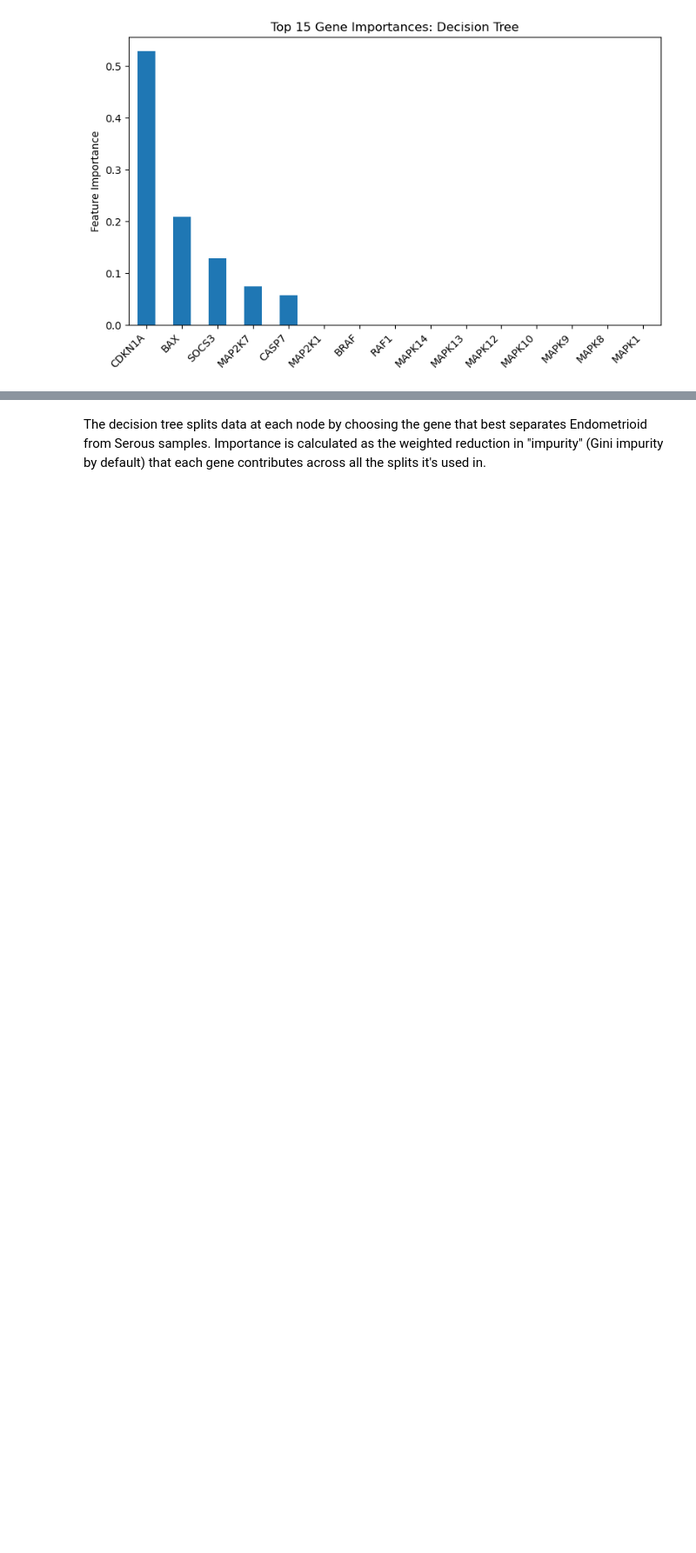
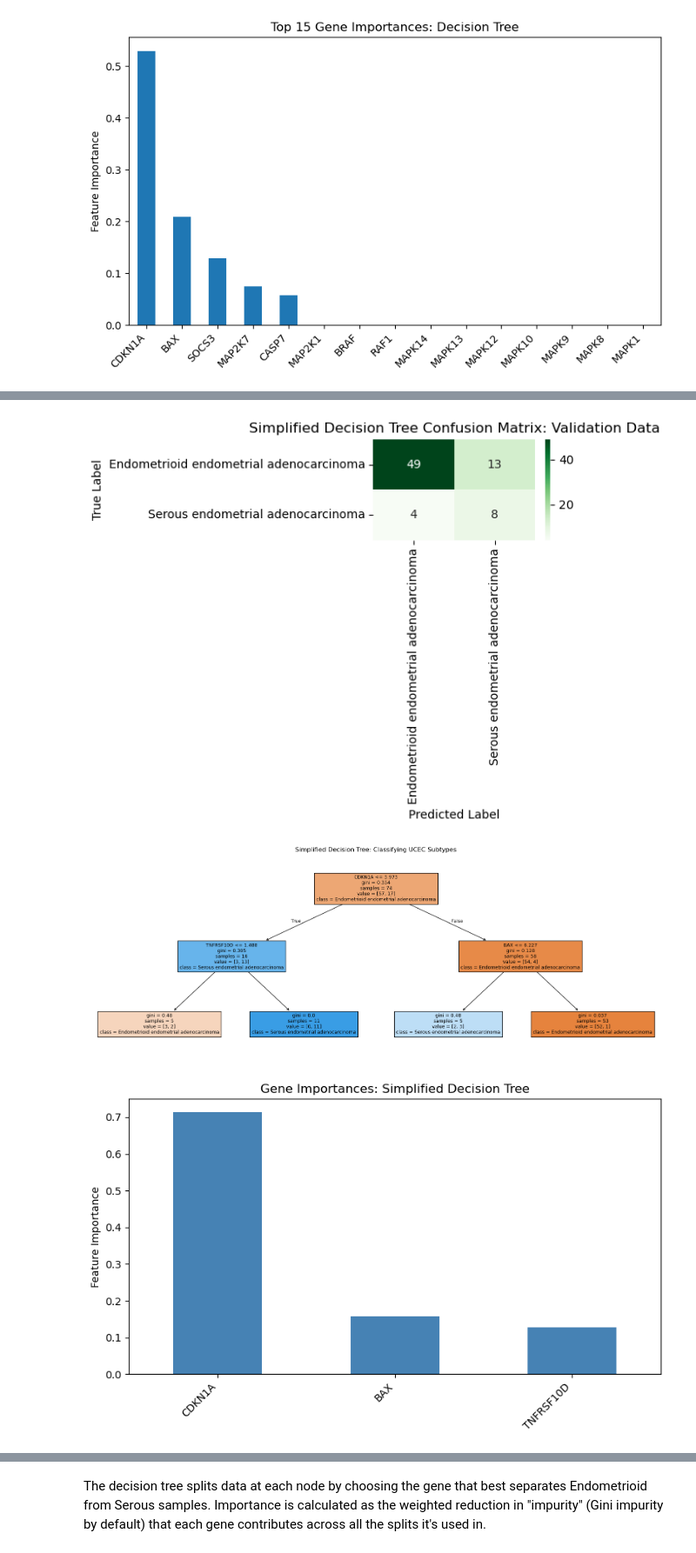
Before and after one commit to isabella-imburgia/Module-4-Cancer-Imburgia-Abed, a Jupyter notebook: code/Module 4 Template.ipynb, the cells around one changed output, grey strips where cells are left out. Shown at 87% size. Cells and saved outputs as stored; diff of their text form; code cells hidden in the pictures; blank space fills up the shorter version.

Commit message:
Update Module 4 Template.ipynb
make the decision tree better

```diff
--- a/code/Module 4 Template.ipynb
+++ b/code/Module 4 Template.ipynb
@@ -659,3 +659,74 @@ Endometrioid endometrial adenocarcinoma       0.89      0.87      0.88        62
 [figure]
 [figure]
 [figure]
+# %%
+dt_model_simple = DecisionTreeClassifier(
+    max_depth=3,
+    min_samples_split=10,
+    min_samples_leaf=5,
+    min_impurity_decrease=0.01,
+    random_state=0
+)
+
+dt_model_simple.fit(X_train, y_train)
+
+dt_train_pred = dt_model_simple.predict(X_train)
+dt_val_pred = dt_model_simple.predict(X_val)
+
+print("Simplified Decision Tree Results")
+print("---------------------------------")
+print(f"Training Accuracy:   {accuracy_score(y_train, dt_train_pred):.3f}")
+print(f"Validation Accuracy: {accuracy_score(y_val, dt_val_pred):.3f}")
+
+print("\nValidation Classification Report:")
+print(classification_report(y_val, dt_val_pred, target_names=le.classes_))
+
+# Confusion matrix
+dt_cm_simple = confusion_matrix(y_val, dt_val_pred)
+
+plt.figure(figsize=(6, 5))
+sns.heatmap(
+    dt_cm_simple,
+    annot=True,
+    fmt='d',
+    xticklabels=le.classes_,
+    yticklabels=le.classes_,
+    cmap='Greens'
+)
+plt.xlabel("Predicted Label")
+plt.ylabel("True Label")
+plt.title("Simplified Decision Tree Confusion Matrix: Validation Data")
+plt.tight_layout()
+plt.show()
+
+# Plot the tree
+plt.figure(figsize=(16, 6))
+plot_tree(
+    dt_model_simple,
+    feature_names=available_genes,
+    class_names=le.classes_,
+    filled=True,
+    fontsize=9
+)
+plt.title("Simplified Decision Tree: Classifying UCEC Subtypes")
+plt.tight_layout()
+plt.show()
+
+# Feature importances
+importances_simple = pd.Series(dt_model_simple.feature_importances_, index=available_genes)
+top_features_simple = importances_simple[importances_simple > 0].sort_values(ascending=False)
+
+plt.figure(figsize=(8, 5))
+top_features_simple.plot(kind='bar', color='steelblue')
+plt.title("Gene Importances: Simplified Decision Tree")
+plt.ylabel("Feature Importance")
+plt.xticks(rotation=45, ha='right')
+plt.tight_layout()
+plt.show()
+
+# Check leaf gini scores
+print("\nLeaf node gini scores:")
+for i, impurity in enumerate(dt_model_simple.tree_.impurity):
+    if dt_model_simple.tree_.children_left[i] == -1:
+        print(f"  Leaf {i}: gini = {impurity:.3f}")
+# %% [output]
@@ -661,0 +747,3 @@ Endometrioid endometrial adenocarcinoma       0.89      0.87      0.88        62
+[figure, added]
+[figure, added]
+[figure, added]
```
Also changed, not shown: parts of 2 cells of this notebook.
